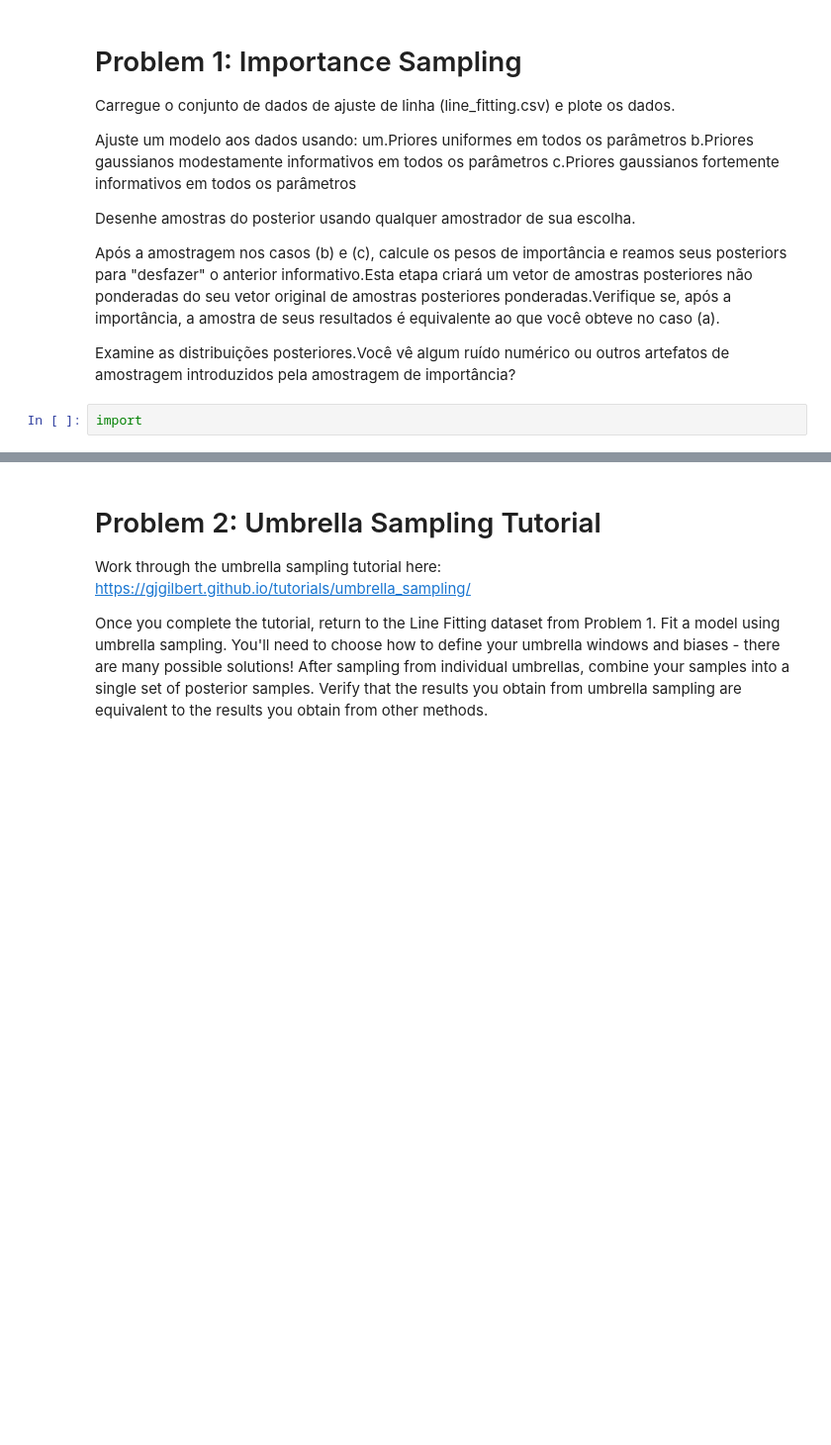
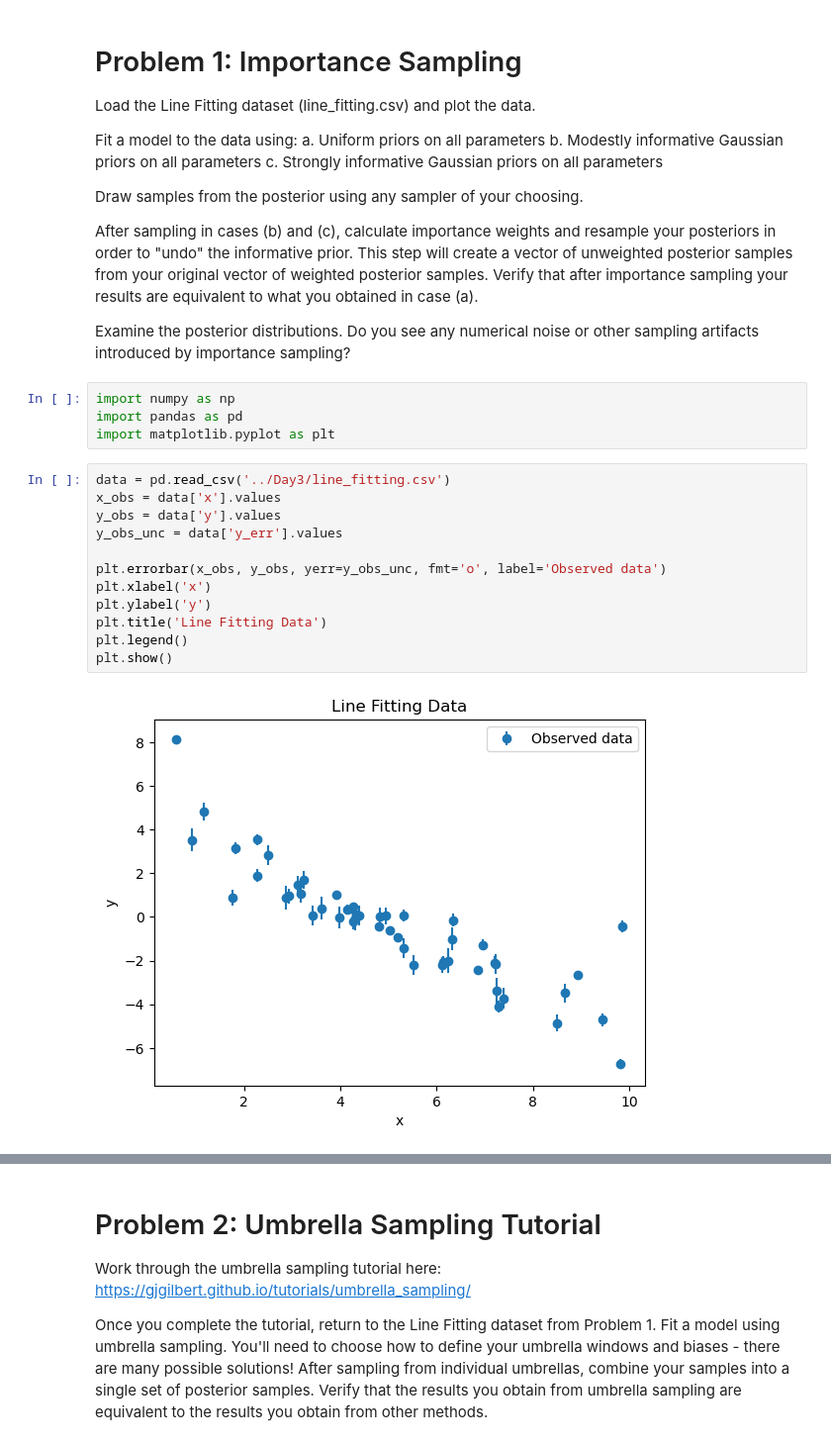
Before and after one commit to Desduh/Session-23, a Jupyter notebook: Day5/Day5_Posteriors.ipynb, the cells around one changed output, grey strips where cells are left out. Shown: that part at 99% size. Saved outputs shown, nothing was run; the diff lists cells and outputs as text; blank space fills up the shorter version.

```diff
--- a/Day5/Day5_Posteriors.ipynb
+++ b/Day5/Day5_Posteriors.ipynb
@@ -1,16 +1,33 @@
 # %% [markdown]
 # Problem 1: Importance Sampling
-Carregue o conjunto de dados de ajuste de linha (line_fitting.csv) e plote os dados.
 
-Ajuste um modelo aos dados usando:
-um.Priores uniformes em todos os parâmetros
-b.Priores gaussianos modestamente informativos em todos os parâmetros
-c.Priores gaussianos fortemente informativos em todos os parâmetros
+Load the Line Fitting dataset (line_fitting.csv) and plot the data.
 
-Desenhe amostras do posterior usando qualquer amostrador de sua escolha.
+Fit a model to the data using:
+a. Uniform priors on all parameters
+b. Modestly informative Gaussian priors on all parameters
+c. Strongly informative Gaussian priors on all parameters
 
-Após a amostragem nos casos (b) e (c), calcule os pesos de importância e reamos seus posteriors para "desfazer" o anterior informativo.Esta etapa criará um vetor de amostras posteriores não ponderadas do seu vetor original de amostras posteriores ponderadas.Verifique se, após a importância, a amostra de seus resultados é equivalente ao que você obteve no caso (a).
+Draw samples from the posterior using any sampler of your choosing.
 
-Examine as distribuições posteriores.Você vê algum ruído numérico ou outros artefatos de amostragem introduzidos pela amostragem de importância?
+After sampling in cases (b) and (c), calculate importance weights and resample your posteriors in order to "undo" the informative prior. This step will create a vector of unweighted posterior samples from your original vector of weighted posterior samples. Verify that after importance sampling your results are equivalent to what you obtained in case (a).
+
+Examine the posterior distributions. Do you see any numerical noise or other sampling artifacts introduced by importance sampling?
 # %%
-import
+import numpy as np
+import pandas as pd
+import matplotlib.pyplot as plt
+# %%
+data = pd.read_csv('../Day3/line_fitting.csv')
+x_obs = data['x'].values
+y_obs = data['y'].values
+y_obs_unc = data['y_err'].values
+
+plt.errorbar(x_obs, y_obs, yerr=y_obs_unc, fmt='o', label='Observed data')
+plt.xlabel('x')
+plt.ylabel('y')
+plt.title('Line Fitting Data')
+plt.legend()
+plt.show()
+# %% [output]
+[figure, added]
```
Also changed, not shown: parts of 7 cells of this notebook.
